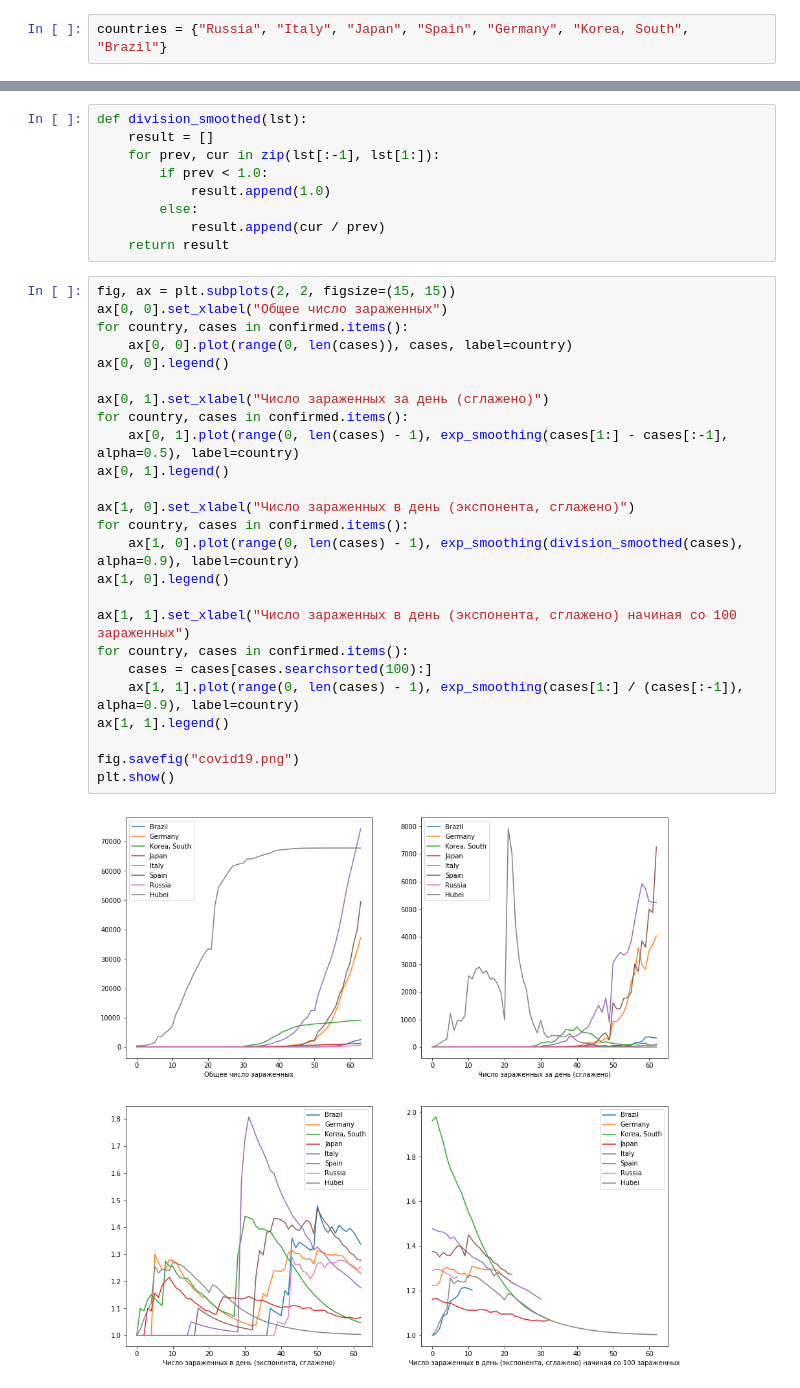
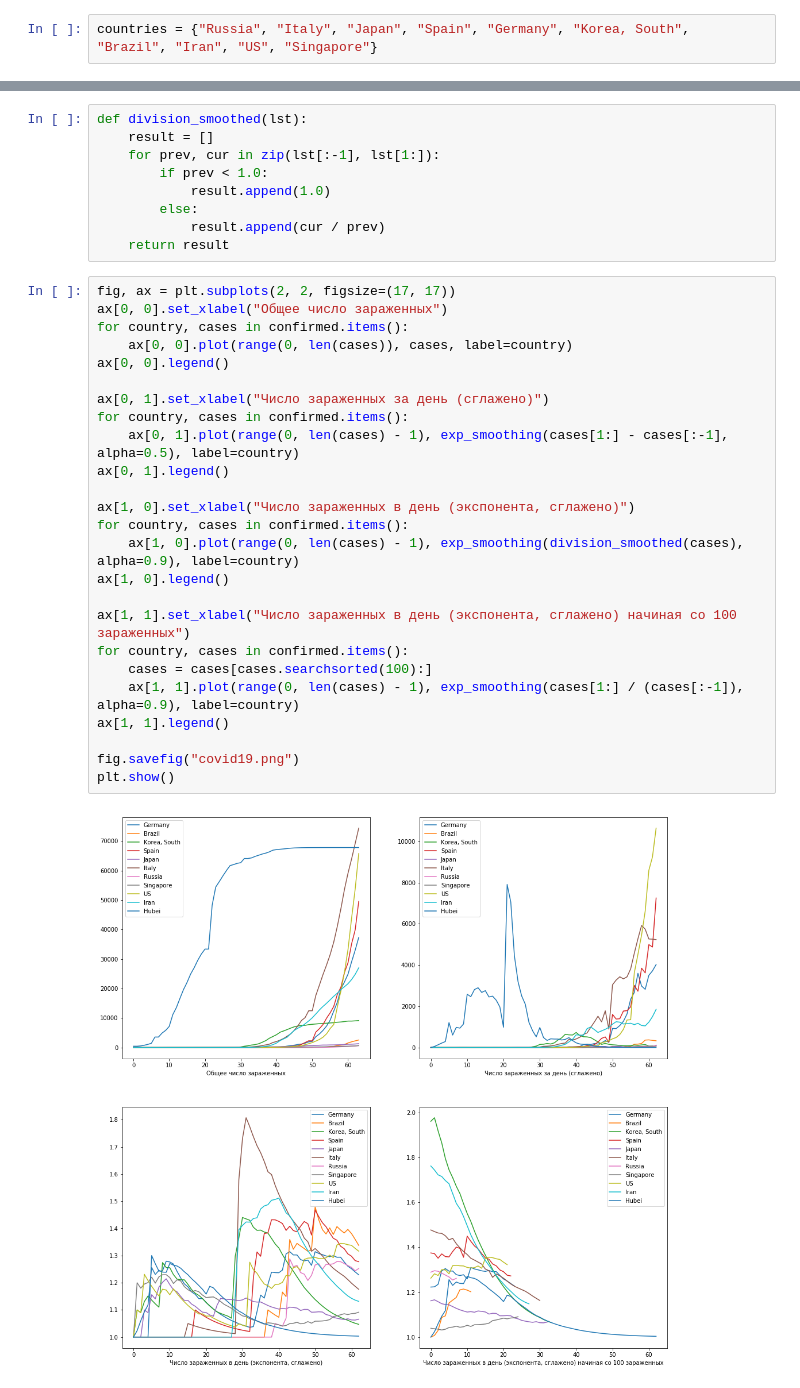
Before and after one commit to Malkovsky/interactive-visualization, a Jupyter notebook: covid19.ipynb, the cells around one changed output, grey strips where cells are left out. Saved outputs shown, nothing was run; the diff lists cells and outputs as text.

```diff
--- a/covid19.ipynb
+++ b/covid19.ipynb
@@ -16,7 +16,7 @@ df.head()
 | 4 | NaN | Angola | -11.2027 | 17.8739 | 0 | 0 | 0 | 0 | 0 | ... |
 5 rows × 69 columns
 # %%
-countries = {"Russia", "Italy", "Japan", "Spain", "Germany", "Korea, South", "Brazil"}
+countries = {"Russia", "Italy", "Japan", "Spain", "Germany", "Korea, South", "Brazil", "Iran", "US", "Singapore"}
 # %%
 df[df["Country/Region"].isin(countries)]
 # %% [output]
@@ -58,29 +61,29 @@ def division_smoothed(lst):
             result.append(cur / prev)
     return result
 # %%
-fig, ax = plt.subplots(2, 2, figsize=(15, 15))
+fig, ax = plt.subplots(2, 2, figsize=(17, 17))
 ax[0, 0].set_xlabel("Общее число зараженных")
 for country, cases in confirmed.items():
     ax[0, 0].plot(range(0, len(cases)), cases, label=country)
 ax[0, 0].legend()
 
 ax[0, 1].set_xlabel("Число зараженных за день (cглажено)")
 for country, cases in confirmed.items():
     ax[0, 1].plot(range(0, len(cases) - 1), exp_smoothing(cases[1:] - cases[:-1], alpha=0.5), label=country)
 ax[0, 1].legend()
 
 ax[1, 0].set_xlabel("Число зараженных в день (экспонента, сглажено)")
 for country, cases in confirmed.items():
     ax[1, 0].plot(range(0, len(cases) - 1), exp_smoothing(division_smoothed(cases), alpha=0.9), label=country)
 ax[1, 0].legend()
 
 ax[1, 1].set_xlabel("Число зараженных в день (экспонента, сглажено) начиная со 100 зараженных")
 for country, cases in confirmed.items():
     cases = cases[cases.searchsorted(100):]
     ax[1, 1].plot(range(0, len(cases) - 1), exp_smoothing(cases[1:] / (cases[:-1]), alpha=0.9), label=country)
 ax[1, 1].legend()
 
 fig.savefig("covid19.png")
 plt.show()
 # %% [output]
-[figure, old version]
+[figure, new version]
```
Also changed, not shown: parts of 1 cell of this notebook.
